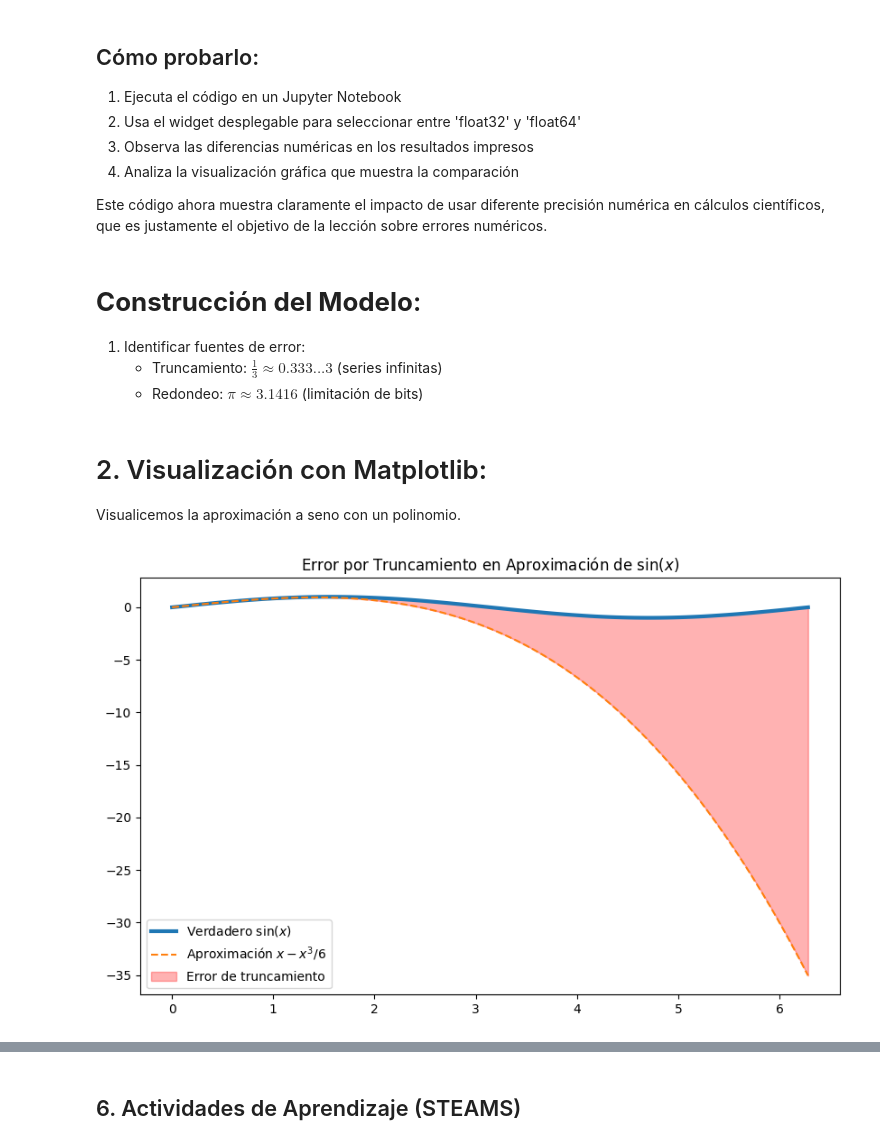
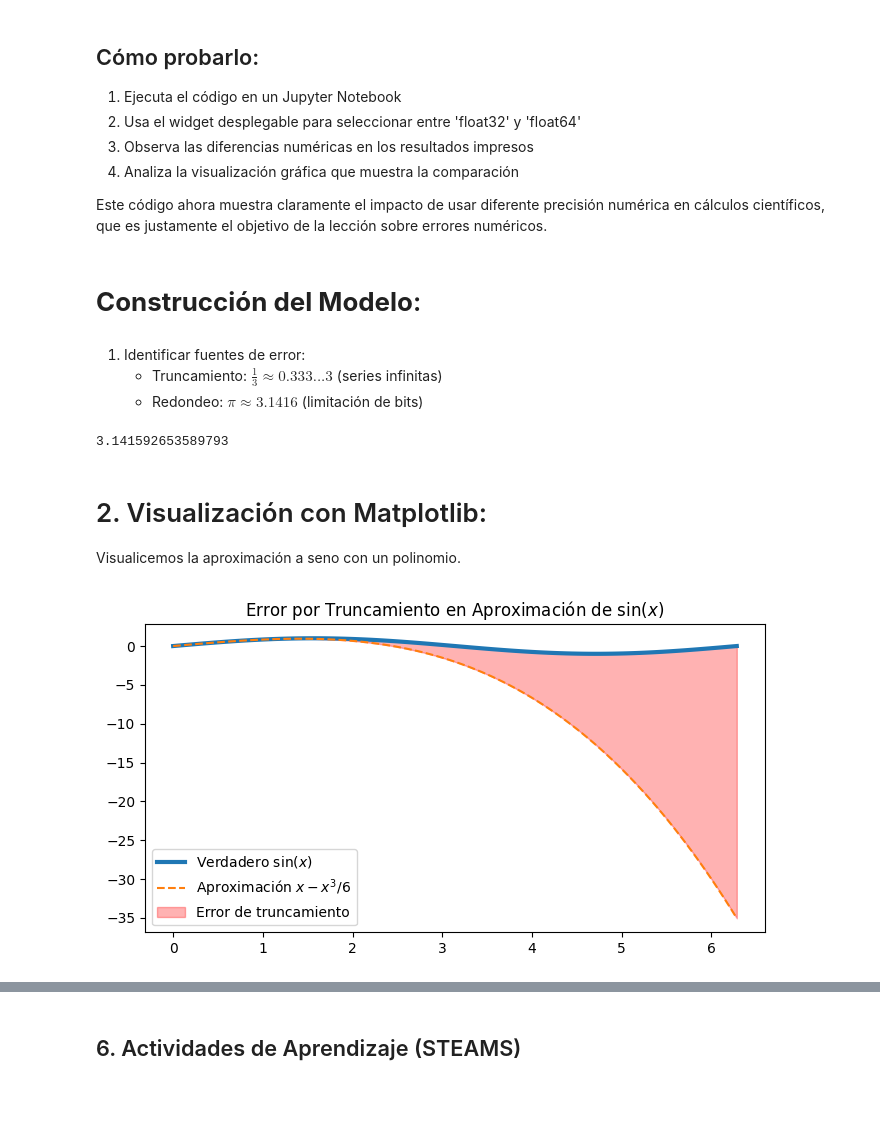
Before and after one commit to marco-canas/analisis_numerico, a Jupyter notebook: 4_planifica_implementa/1_conceptos_preliminares/1_conceptos_preliminares_python.ipynb, the cells around one changed output, grey strips where cells are left out. Saved outputs shown, nothing was run; the diff lists cells and outputs as text; code cells hidden in the pictures; blank space fills up the shorter version.

```diff
--- a/4_planifica_implementa/1_conceptos_preliminares/1_conceptos_preliminares_python.ipynb
+++ b/4_planifica_implementa/1_conceptos_preliminares/1_conceptos_preliminares_python.ipynb
@@ -410,9 +413,16 @@ Este código ahora muestra claramente el impacto de usar diferente precisión nu
 # %% [markdown]
 
 # **Construcción del Modelo**:
-1. Identificar fuentes de error:
-   - Truncamiento: $\frac{1}{3} \approx 0.333...3$ (series infinitas)
-   - Redondeo: $\pi \approx 3.1416$ (limitación de bits)
+# %% [markdown]
+1. Identificar fuentes de error:
+   - Truncamiento: $\frac{1}{3} \approx 0.333...3$ (series infinitas)
+   - Redondeo: $\pi \approx 3.1416$ (limitación de bits)
+# %%
+import numpy as np
+
+np.pi
+# %% [output]
+3.141592653589793
 # %% [markdown]
 
 # 2. Visualización con Matplotlib:
@@ -420,18 +430,19 @@ Este código ahora muestra claramente el impacto de usar diferente precisión nu
 Visualicemos la aproximación  a seno con un polinomio.
 # %%
 def visualizar_errores():
-    x = np.linspace(0, 2*np.pi, 100)
-    y_true = np.sin(x)
+    x = np.linspace(0, 2*np.pi, 100)  # una partición del dominio de graficación
+    y_true = np.sin(x) # la función verdadera
     y_approx = x - x**3/6  # Aproximación de Taylor truncada
 
-    fig, ax = plt.subplots(figsize=(10, 6))
-    ax.plot(x, y_true, label='Verdadero $\sin(x)$', linewidth=3)
-    ax.plot(x, y_approx, '--', label='Aproximación $x - x^3/6$')
+    fig, ax = plt.subplots(figsize=(8, 4))
+    ax.plot(x, y_true, label='Verdadero $\sin(x)$', linewidth=3) # la función verdadera
+    ax.plot(x, y_approx, '--', label='Aproximación $x - x^3/6$') # la aproximación de Taylor truncada
     ax.fill_between(x, y_true, y_approx, alpha=0.3, color='red', label='Error de truncamiento')
     ax.set_title('Error por Truncamiento en Aproximación de $\sin(x)$')
     ax.legend()
+    plt.savefig(r"C:\Users\marco\Downloads\visualizacion_error_al_aproximar_seno.jpeg")
     plt.show()
 
 visualizar_errores()
 # %% [output]
-[figure, old version]
+[figure, new version]
```
Also changed, not shown: parts of 46 cells of this notebook, 1 other file.
